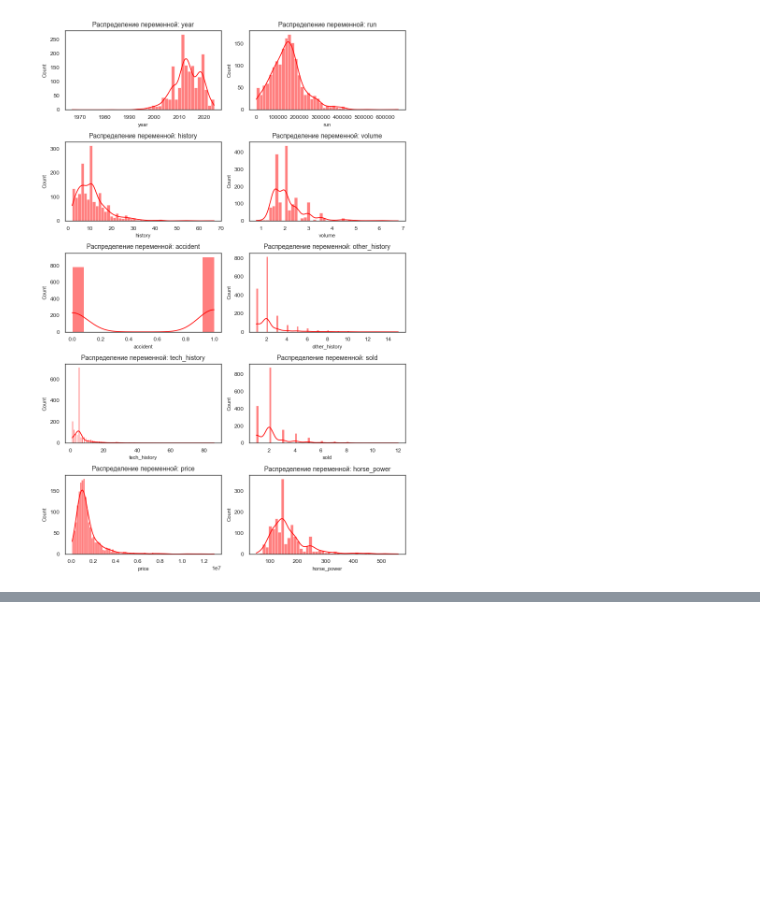
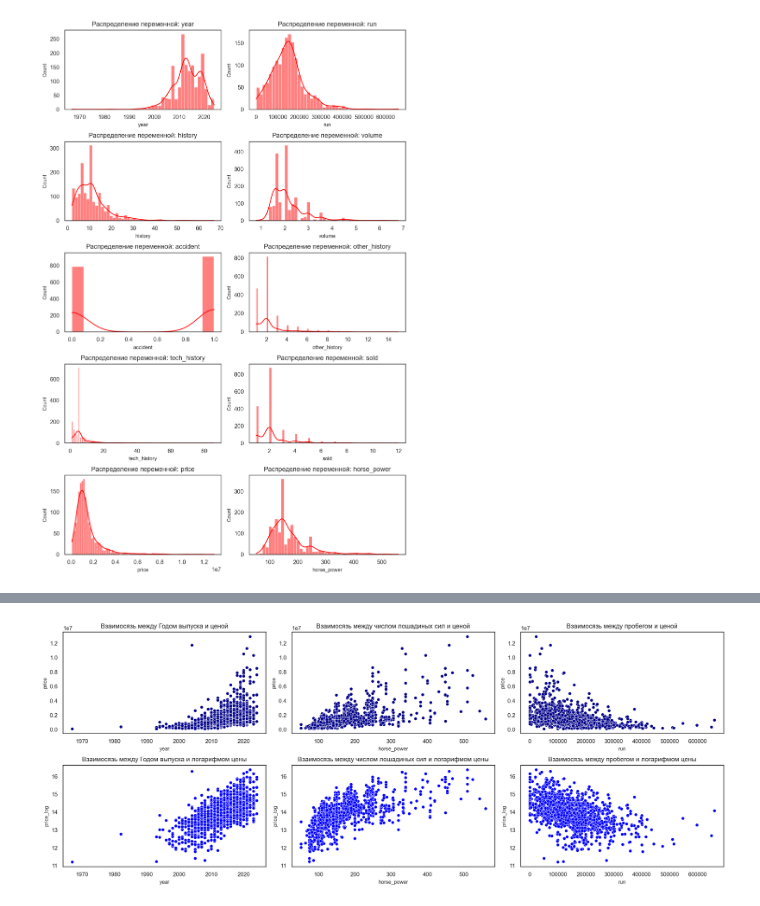
Before and after one commit to Natasha-rare/parcing_andan_hw, a Jupyter notebook: visualisation.ipynb, the cells around one changed output, grey strips where cells are left out. Saved outputs shown, nothing was run; the diff lists cells and outputs as text; code cells hidden in the pictures; blank space fills up the shorter version.

```diff
--- a/visualisation.ipynb
+++ b/visualisation.ipynb
@@ -96,0 +169,2 @@ plt.show()
+# %%
+df.drop(columns=['wheel', 'history', 'accident'], inplace=True)
@@ -96,0 +182,19 @@ plt.show()
+# %%
+cols_analyse = ['year', 'horse_power', 'run']
+fig, axes = plt.subplots(2, 3, figsize=(15, 6))
+axes = axes.flatten()
+translate_cols = {'year': 'Годом выпуска', 'horse_power': 'числом лошадиных сил', 'run':'пробегом'}
+
+for i, col in enumerate(cols_analyse):
+    sns.scatterplot(data=df, x=col, y='price', ax=axes[i], color='darkblue')
+    axes[i].set_title(f'Взаимосязь между {translate_cols[col]} и ценой')
+
+for i, col in enumerate(cols_analyse):
+    sns.scatterplot(data=df, x=col, y='price_log', ax=axes[i+3], color='blue')
+    axes[i + 3].set_title(f'Взаимосязь между {translate_cols[col]} и логарифмом цены')
+
+
+plt.tight_layout()
+plt.show()
+# %% [output]
+[figure, added]
```
Also changed, not shown: parts of 21 cells of this notebook.
